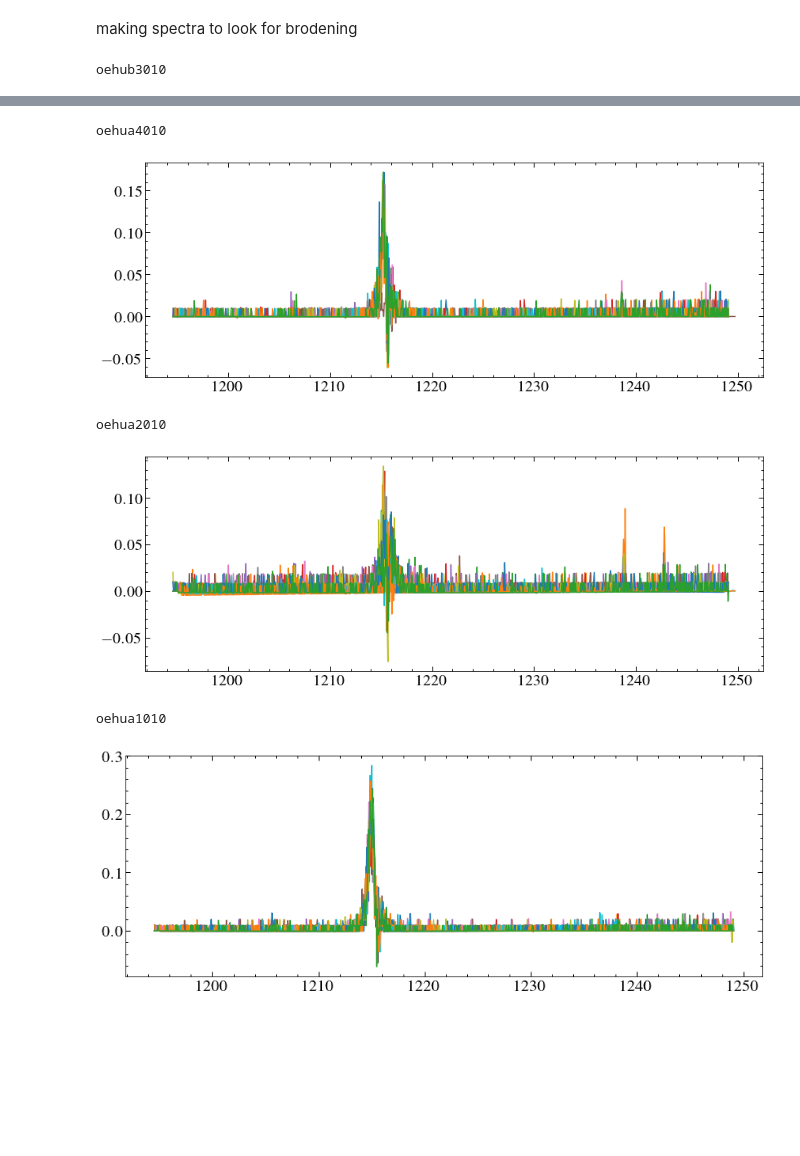
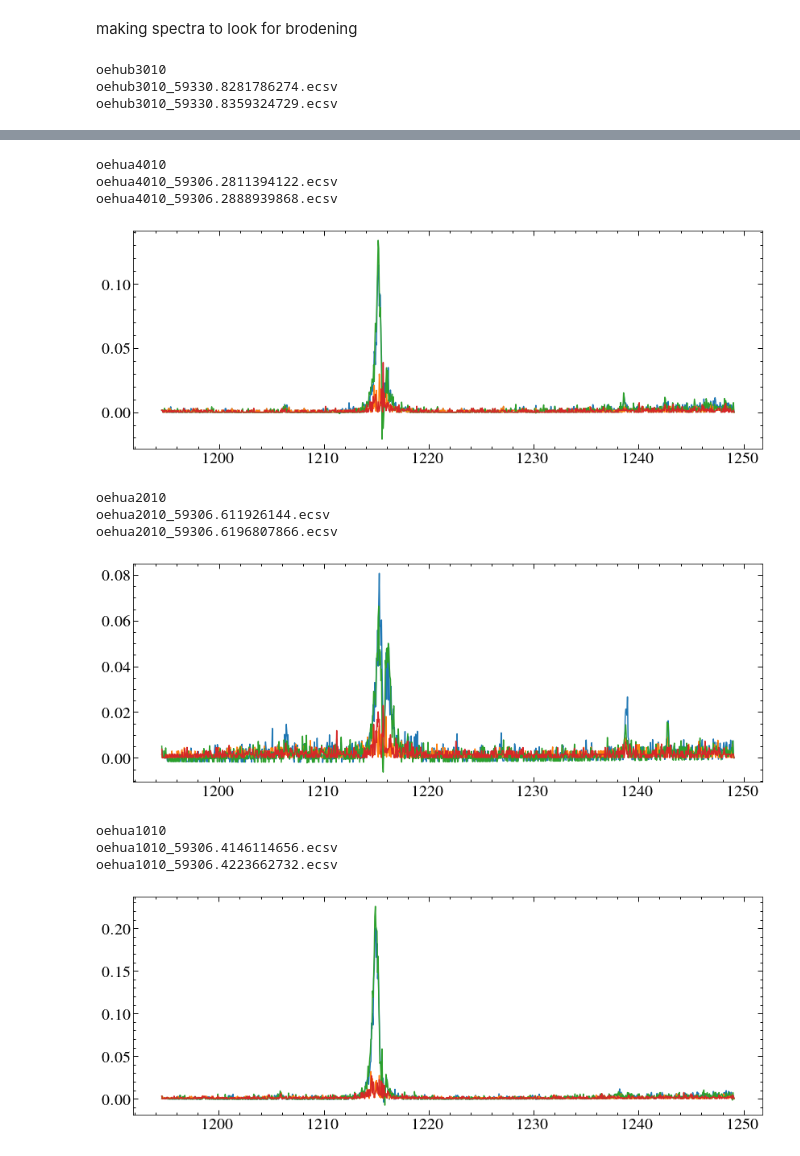
Before and after one commit to davidjwilson/pceb, a Jupyter notebook: eg_uma/eg_uma_stis_lc.ipynb, the cells around one changed output, grey strips where cells are left out. Cells and saved outputs as stored; diff of their text form; code cells hidden in the pictures; blank space fills up the shorter version.

```diff
--- a/eg_uma/eg_uma_stis_lc.ipynb
+++ b/eg_uma/eg_uma_stis_lc.ipynb
@@ -50,6 +53,7 @@ x1ds
 for x in x1ds:
     data = fits.getdata(x,1)[0]
     plt.plot(data['WAVELENGTH'][data['DQ']==0], data['FLUX'][data['DQ']==0])
+    plt.plot(data['WAVELENGTH'][data['DQ']==0], data['ERROR'][data['DQ']==0])
     plt.ylim(0.0)
     plt.show()
 # %% [output]
@@ -74,11 +78,12 @@ The most important decision is what time step to use. This will depend on what y
 
 Now run intagg on each tagfile. This will make a new "raw" file with multiple extensions, where each extension after the first contains the events for one time bin. Note that stistools doens't like makeing repeat files, so if you want to re-run this you need to remove all new raw files, x1ds files etc from the output directory. https://stistools.readthedocs.io/en/latest/inttag.html
 # %%
-t_bin = 50 #in seconds
+t_bin = 335 #in seconds
 
 for tag in tags:
     rootname = fits.getheader(tag)['ROOTNAME'] #find the rootname of the tagfile to name the output file
     exptime = fits.getheader(tag)['TEXPTIME']
+
     n_bins = int(exptime/t_bin) #use the exposure time to tell inttag how many time bins there will be
     print('n_bins = {}'.format(n_bins) )
     outfile = '{}{}_{}s_raw.fits'.format(outpath, rootname, t_bin) #build the file path and file name of the output
@@ -262,7 +267,7 @@ def wavelength_edges(w):
     w1 = w + diff/2.
     return w0, w1
 
-band = [1210, 1220] #pick the wavelength range to integrate.
+band = [1205, 1245] #pick the wavelength range to integrate.
 
 
 for x in new_x1ds:
@@ -363,9 +368,14 @@ for x in new_x1ds:
         f, e = spectra_adder(np.array(fluxes), np.array(flux_errors))
         # dq = np.sum(np.array(dqs), axis=0)
         plt.plot(w, f)
+        plt.plot(w, e)
         time.append(ti)
         w0, w1 = wavelength_edges(w)
         # mask  = (w > band[0]) & (w < band[1]) & (dq == 0)
+        savdat = Table([w, f, e], names=['WAVELENGTH', 'FLUX', 'ERROR'])
+        fname = '{}_{}.ecsv'.format(rootname, ti)
+        ascii.write(savdat, 'half_spectra/{}'.format(fname), format='ecsv', overwrite=True)
+        print(fname)
         mask  = (w < band[0]) | (w > band[1])
 
         w0, w1, f, e = w0[mask], w1[mask], f[mask], e[mask]
@@ -373,6 +383,7 @@ for x in new_x1ds:
         ei = (np.sum(e**2 * (w1-w0)**2))**0.5
         flux.append(fi)
         error.append(ei)
+
     plt.show()
 
 
@@ -388,3 +399,5 @@ for x in new_x1ds:
   #  ascii.write(save_data, '{}{}_{}s_lc.ecsv'.format(outpath, rootname, t_bin), format = 'ecsv', overwrite=True)
 # %% [output]
 oehub3010
+oehub3010_59330.8281786274.ecsv
+oehub3010_59330.8359324729.ecsv
@@ -392,6 +405,12 @@ oehub3010
 oehua4010
+oehua4010_59306.2811394122.ecsv
+oehua4010_59306.2888939868.ecsv
-[figure, old version]
+[figure, new version]
 oehua2010
+oehua2010_59306.611926144.ecsv
+oehua2010_59306.6196807866.ecsv
-[figure, old version]
+[figure, new version]
 oehua1010
+oehua1010_59306.4146114656.ecsv
+oehua1010_59306.4223662732.ecsv
-[figure, old version]
+[figure, new version]
```
Also changed, not shown: parts of 9 cells of this notebook, 54 other files.
